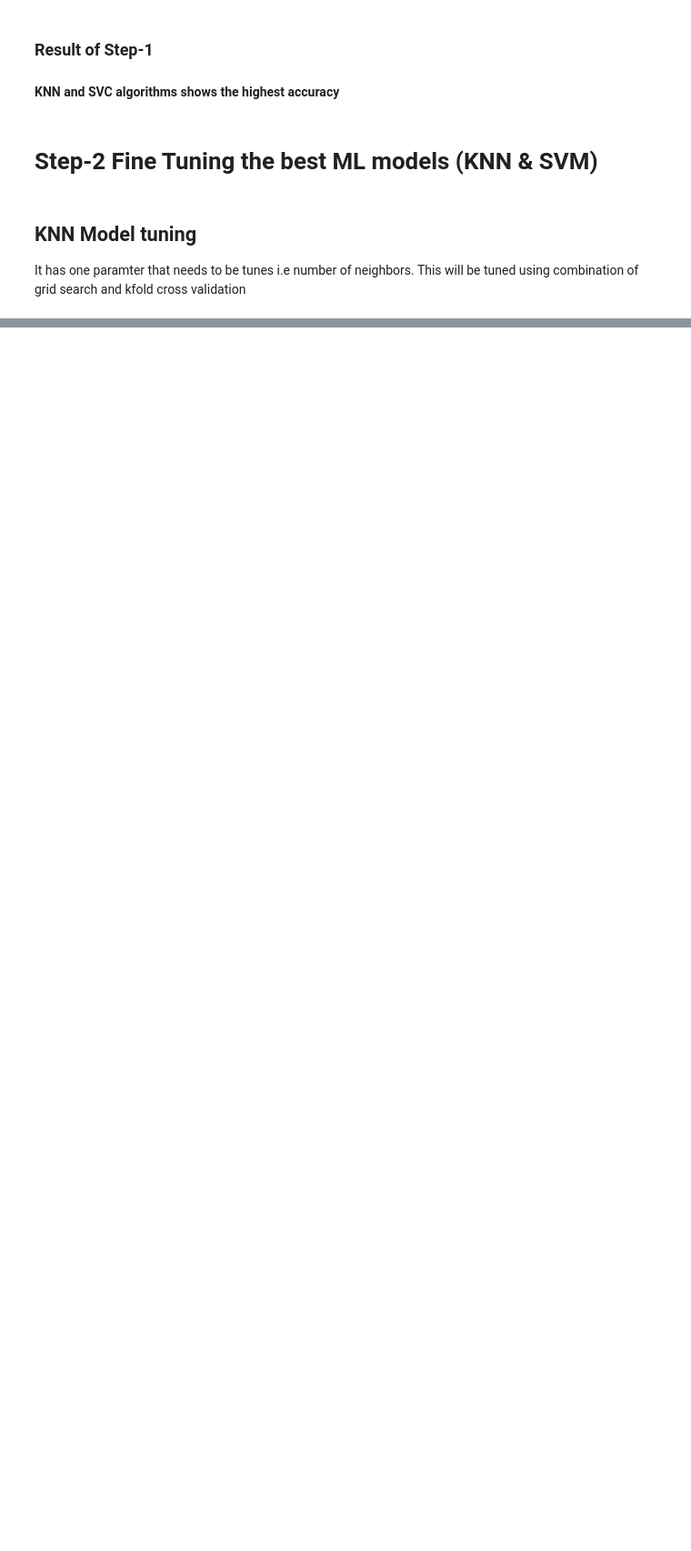
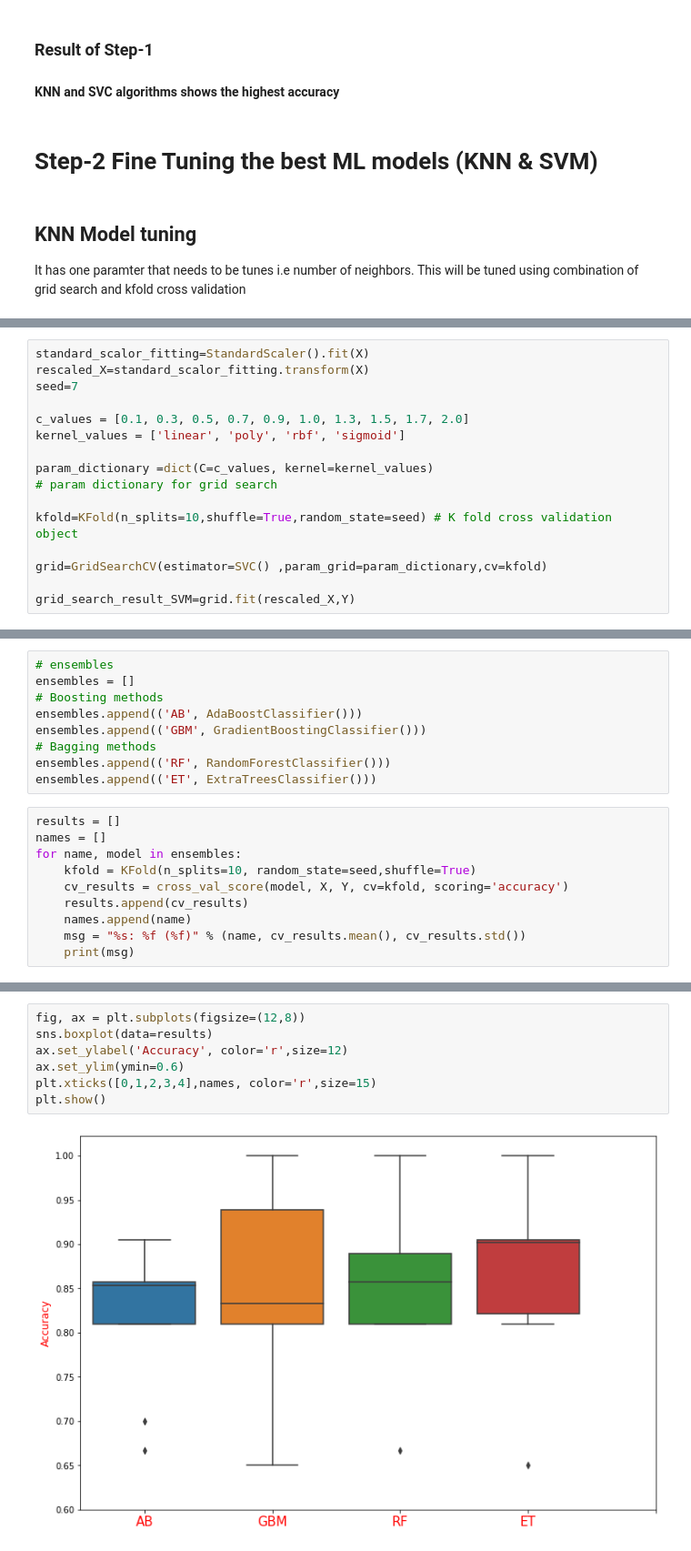
Before and after one commit to rohailkhan/Machine_learning_Python, a Jupyter notebook: Sonar_Data_Classification_Rocks_vs_Mines.ipynb, the cells around one changed output, grey strips where cells are left out. Shown at 91% size. Saved outputs shown, nothing was run; the diff lists cells and outputs as text; blank space fills up the shorter version.

```diff
--- a/Sonar_Data_Classification_Rocks_vs_Mines.ipynb
+++ b/Sonar_Data_Classification_Rocks_vs_Mines.ipynb
@@ -189,0 +202,16 @@ pipeline = Pipeline(estimators)
+# %%
+standard_scalor_fitting=StandardScaler().fit(X)
+rescaled_X=standard_scalor_fitting.transform(X)
+seed=7
+
+c_values = [0.1, 0.3, 0.5, 0.7, 0.9, 1.0, 1.3, 1.5, 1.7, 2.0]
+kernel_values = ['linear', 'poly', 'rbf', 'sigmoid']
+
+param_dictionary =dict(C=c_values, kernel=kernel_values)
+# param dictionary for grid search
+
+kfold=KFold(n_splits=10,shuffle=True,random_state=seed) # K fold cross validation object
+
+grid=GridSearchCV(estimator=SVC() ,param_grid=param_dictionary,cv=kfold)
+
+grid_search_result_SVM=grid.fit(rescaled_X,Y)
@@ -189,0 +230,19 @@ pipeline = Pipeline(estimators)
+# %%
+# ensembles
+ensembles = []
+# Boosting methods
+ensembles.append(('AB', AdaBoostClassifier()))
+ensembles.append(('GBM', GradientBoostingClassifier()))
+# Bagging methods
+ensembles.append(('RF', RandomForestClassifier()))
+ensembles.append(('ET', ExtraTreesClassifier()))
+# %%
+results = []
+names = []
+for name, model in ensembles:
+    kfold = KFold(n_splits=10, random_state=seed,shuffle=True)
+    cv_results = cross_val_score(model, X, Y, cv=kfold, scoring='accuracy')
+    results.append(cv_results)
+    names.append(name)
+    msg = "%s: %f (%f)" % (name, cv_results.mean(), cv_results.std())
+    print(msg)
@@ -189,0 +254,9 @@ pipeline = Pipeline(estimators)
+# %%
+fig, ax = plt.subplots(figsize=(12,8))
+sns.boxplot(data=results)
+ax.set_ylabel('Accuracy', color='r',size=12)
+ax.set_ylim(ymin=0.6)
+plt.xticks([0,1,2,3,4],names, color='r',size=15)
+plt.show()
+# %% [output]
+[figure, added]
```
Also changed, not shown: parts of 28 cells of this notebook.
